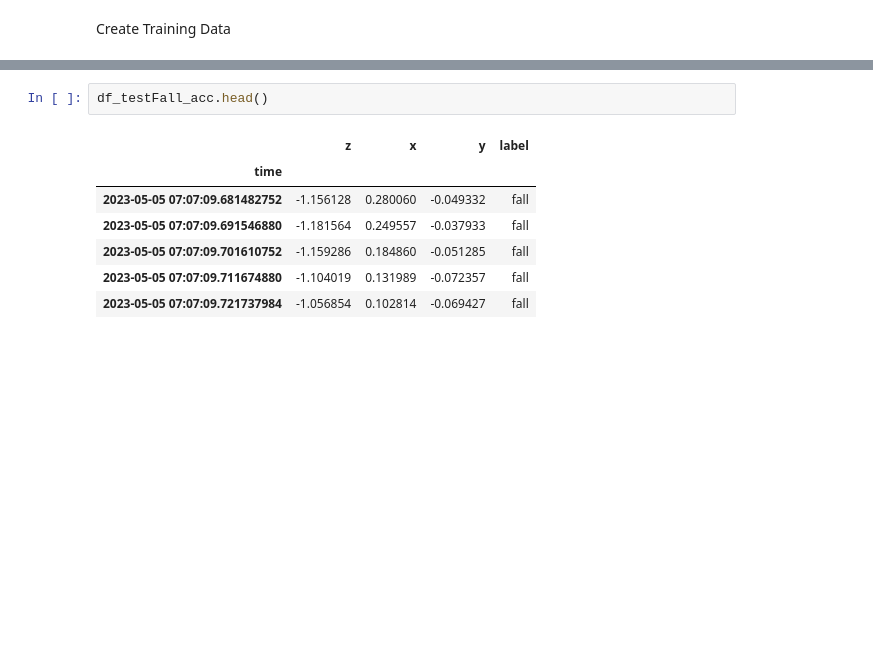
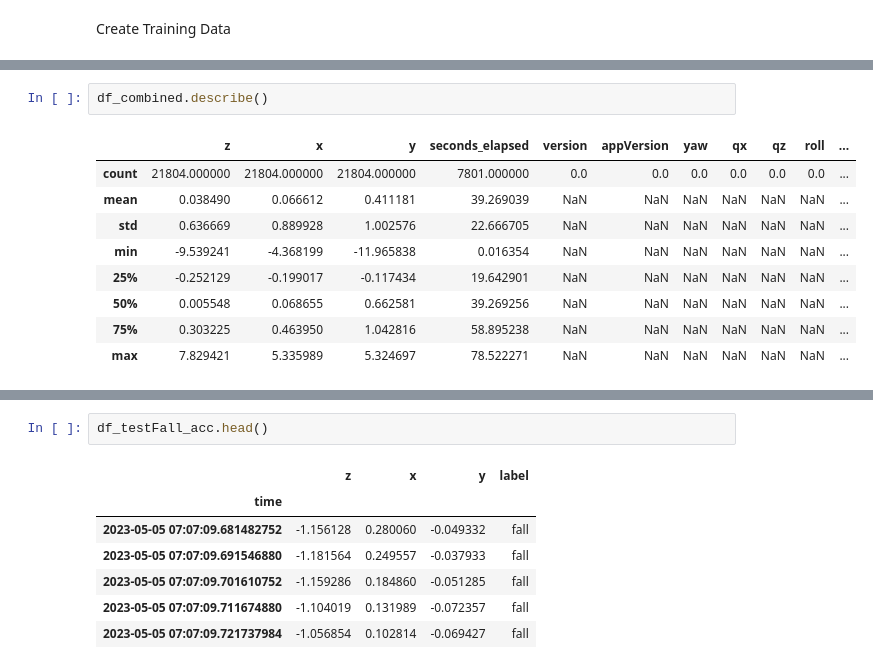
Before and after one commit to prizyou/Lexicon-Legends, a Jupyter notebook: proofConceptFALL.ipynb, the cells around one changed output, grey strips where cells are left out. Drawn from its saved outputs; the diff is of its cells as text; blank space fills up the shorter version.

```diff
--- a/proofConceptFALL.ipynb
+++ b/proofConceptFALL.ipynb
@@ -140,3 +181,15 @@ df_combined.drop(['seconds_elapsed', 'version',''], axis=1, inplace=True)
+# %%
+df_combined.describe()
+# %% [output]
+|  | z | x | y | seconds_elapsed | version | appVersion | yaw | qx | qz | roll | ... |
+| count | 21804.000000 | 21804.000000 | 21804.000000 | 7801.000000 | 0.0 | 0.0 | 0.0 | 0.0 | 0.0 | 0.0 | ... |
+| mean | 0.038490 | 0.066612 | 0.411181 | 39.269039 | NaN | NaN | NaN | NaN | NaN | NaN | ... |
+| std | 0.636669 | 0.889928 | 1.002576 | 22.666705 | NaN | NaN | NaN | NaN | NaN | NaN | ... |
+| min | -9.539241 | -4.368199 | -11.965838 | 0.016354 | NaN | NaN | NaN | NaN | NaN | NaN | ... |
+| 25% | -0.252129 | -0.199017 | -0.117434 | 19.642901 | NaN | NaN | NaN | NaN | NaN | NaN | ... |
+| 50% | 0.005548 | 0.068655 | 0.662581 | 39.269256 | NaN | NaN | NaN | NaN | NaN | NaN | ... |
+| 75% | 0.303225 | 0.463950 | 1.042816 | 58.895238 | NaN | NaN | NaN | NaN | NaN | NaN | ... |
+| max | 7.829421 | 5.335989 | 5.324697 | 78.522271 | NaN | NaN | NaN | NaN | NaN | NaN | ... |
 # %%
 #Anzahl der Reihen RowCount
 len(df_walk_acc)
```
Also changed, not shown: parts of 10 cells of this notebook.
